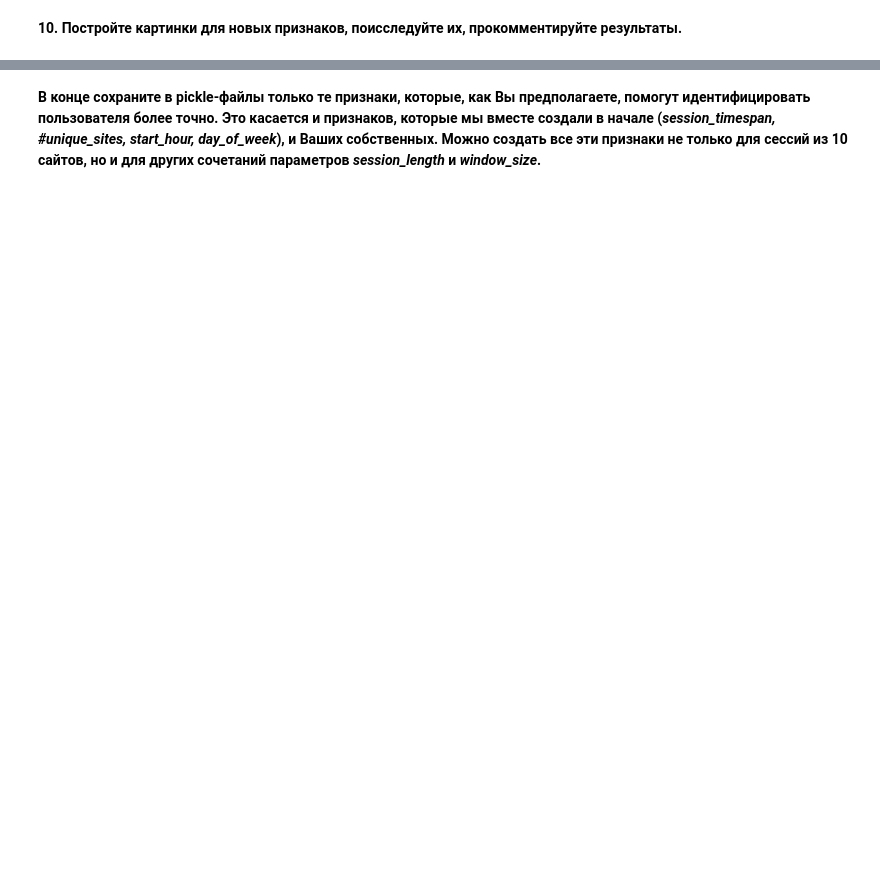
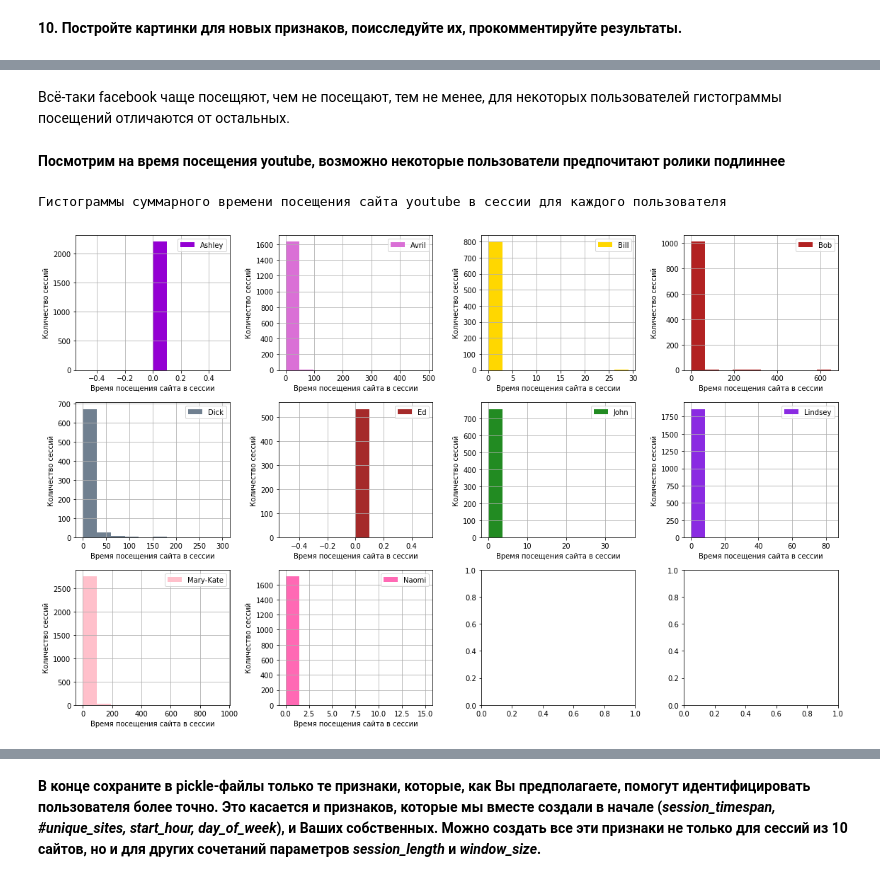
Before and after one commit to n-surkov/coursera_ml, a Jupyter notebook: solution/week3_visual_analysis_and_fe.ipynb, the cells around one changed output, grey strips where cells are left out. Cells and saved outputs as stored; diff of their text form; code cells hidden in the pictures; blank space fills up the shorter version.

```diff
--- a/solution/week3_visual_analysis_and_fe.ipynb
+++ b/solution/week3_visual_analysis_and_fe.ipynb
@@ -399,0 +463,18 @@ new_features_150users = feature_engineering ''' ВАШ КОД ЗДЕСЬ '''
+# %% [markdown]
+Всё-таки facebook чаще посещяют, чем не посещают, тем не менее, для некоторых пользователей гистограммы посещений отличаются от остальных.
+# %% [markdown]
+**Посмотрим на время посещения youtube, возможно некоторые пользователи предпочитают ролики подлиннее**
+# %%
+fig, axes = plt.subplots(nrows=3, ncols=4, figsize=(16, 10))
+
+# как вариант, можно и по-другому
+for idx, (user, sub_df) in  enumerate(new_features_10users.groupby('target')):
+     sub_df['timespan_youtube'][sub_df['timespan_youtube'] < 1000].hist(ax=axes[idx // 4, idx % 4], color=color_dic[user], label=user)
+     axes[idx // 4, idx % 4].set(xlabel='Время посещения сайта в сессии',
+                                 ylabel='Количество сессий')
+     axes[idx // 4, idx % 4].legend()
+fig.tight_layout()
+print('Гистограммы суммарного времени посещения сайта youtube в сессии для каждого пользователя')
+# %% [output]
+Гистограммы суммарного времени посещения сайта youtube в сессии для каждого пользователя
+[figure, added]
```
Also changed, not shown: parts of 34 cells of this notebook.
